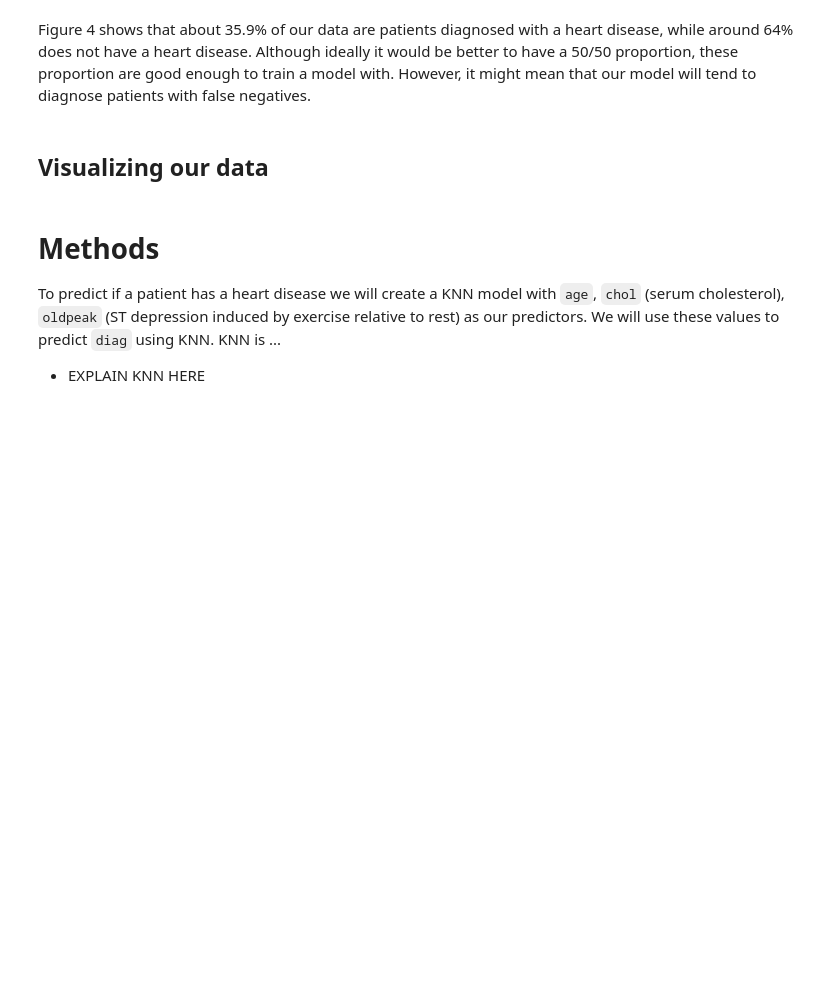
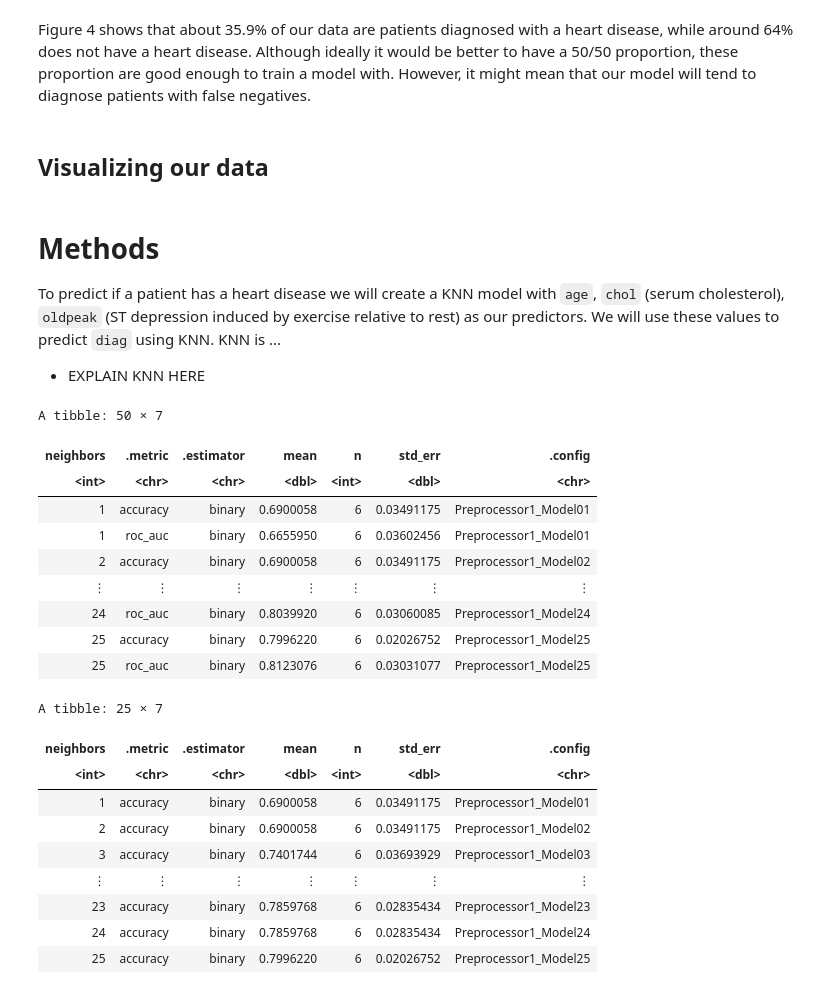
Before and after one commit to BrianAnakPintar/DSCI100-HeartDisease, a Jupyter notebook: Final-report.ipynb, the cells around one changed output. Cells and saved outputs as stored; diff of their text form; code cells hidden in the pictures; blank space fills up the shorter version.

```diff
--- a/Final-report.ipynb
+++ b/Final-report.ipynb
@@ -155,3 +154,51 @@ Figure 4 shows that about 35.9% of our data are patients diagnosed with a heart
 To predict if a patient has a heart disease we will create a KNN model with `age`, `chol` (serum cholesterol), `oldpeak` (ST depression induced by exercise relative to rest) as our predictors. We will use these values to predict `diag` using KNN.
 KNN is ...
 * EXPLAIN KNN HERE
+# %%
+set.seed(2022)
+
+heart_vfold <- vfold_cv(heart_training, v = 6, strata = diag)
+
+heart_recipe <- recipe(diag ~ age + oldpeak + chol, data = heart_training) |>
+  step_scale(all_predictors()) |>
+  step_center(all_predictors())
+gridvals <- tibble(neighbors = seq(1, 25))
+
+# Specify the model for v-fold cross validation
+# neighbors = tune() is used when we want to test the accuracies for a range of different parameter values.
+knn_spec <- nearest_neighbor(weight_func = "rectangular", neighbors = tune()) |>
+  set_engine("kknn") |>
+  set_mode("classification")
+
+set.seed(2022)
+knn_results <- workflow() |>
+  add_recipe(heart_recipe) |>
+  add_model(knn_spec) |>
+  tune_grid(resamples = heart_vfold, grid = gridvals) |>
+  collect_metrics()
+knn_results
+
+accuracies <- knn_results |>
+  filter(.metric == "accuracy")
+accuracies
+# %% [output]
+A tibble: 50 × 7
+| neighbors | .metric | .estimator | mean | n | std_err | .config |
+| <int> | <chr> | <chr> | <dbl> | <int> | <dbl> | <chr> |
+| 1 | accuracy | binary | 0.6900058 | 6 | 0.03491175 | Preprocessor1_Model01 |
+| 1 | roc_auc | binary | 0.6655950 | 6 | 0.03602456 | Preprocessor1_Model01 |
+| 2 | accuracy | binary | 0.6900058 | 6 | 0.03491175 | Preprocessor1_Model02 |
+| ⋮ | ⋮ | ⋮ | ⋮ | ⋮ | ⋮ | ⋮ |
+| 24 | roc_auc | binary | 0.8039920 | 6 | 0.03060085 | Preprocessor1_Model24 |
+| 25 | accuracy | binary | 0.7996220 | 6 | 0.02026752 | Preprocessor1_Model25 |
+| 25 | roc_auc | binary | 0.8123076 | 6 | 0.03031077 | Preprocessor1_Model25 |
+A tibble: 25 × 7
+| neighbors | .metric | .estimator | mean | n | std_err | .config |
+| <int> | <chr> | <chr> | <dbl> | <int> | <dbl> | <chr> |
+| 1 | accuracy | binary | 0.6900058 | 6 | 0.03491175 | Preprocessor1_Model01 |
+| 2 | accuracy | binary | 0.6900058 | 6 | 0.03491175 | Preprocessor1_Model02 |
+| 3 | accuracy | binary | 0.7401744 | 6 | 0.03693929 | Preprocessor1_Model03 |
+| ⋮ | ⋮ | ⋮ | ⋮ | ⋮ | ⋮ | ⋮ |
+| 23 | accuracy | binary | 0.7859768 | 6 | 0.02835434 | Preprocessor1_Model23 |
+| 24 | accuracy | binary | 0.7859768 | 6 | 0.02835434 | Preprocessor1_Model24 |
+| 25 | accuracy | binary | 0.7996220 | 6 | 0.02026752 | Preprocessor1_Model25 |
```
Also changed, not shown: parts of 13 cells of this notebook, 1 other file.
